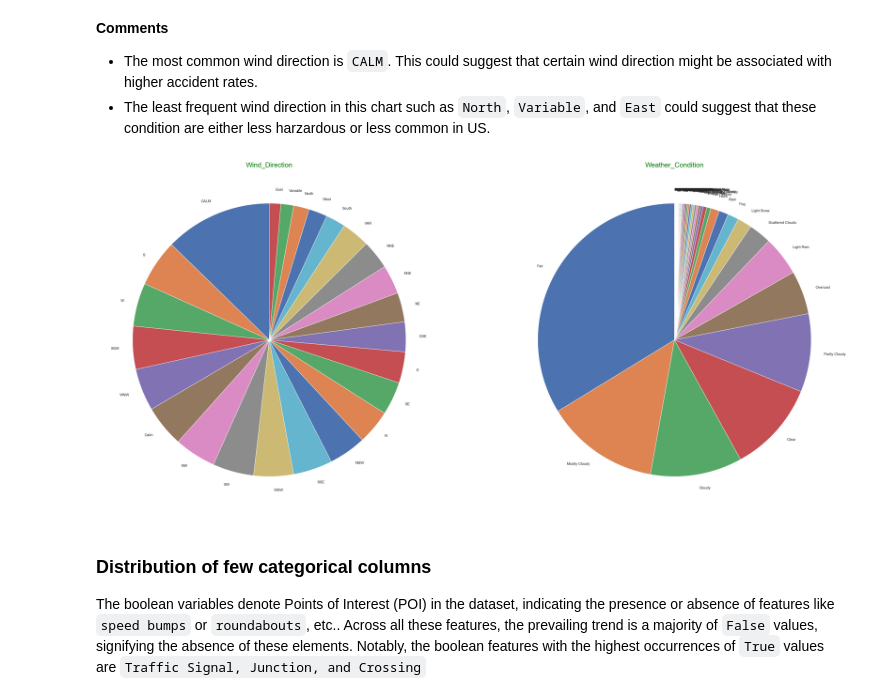
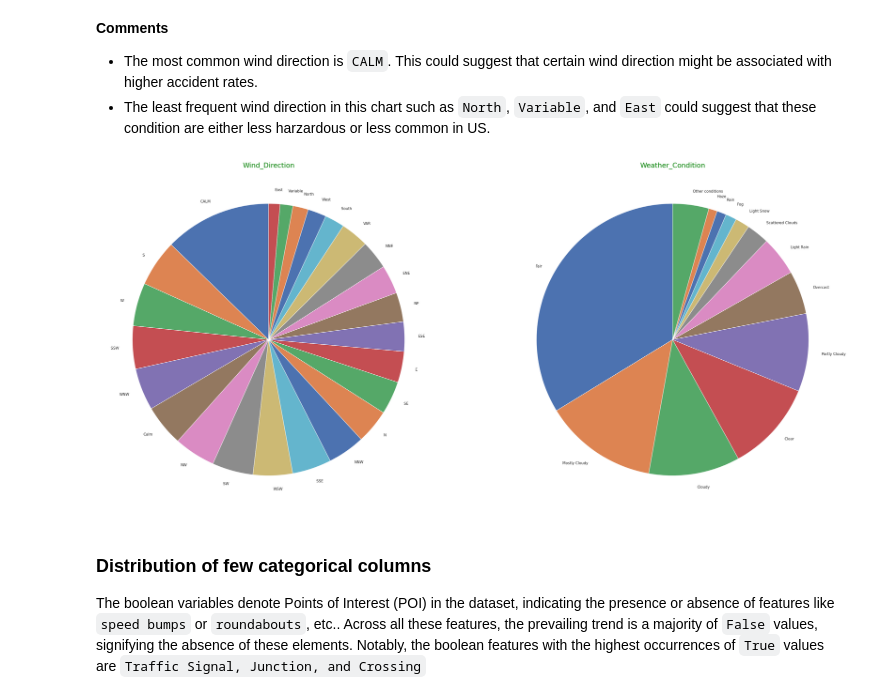
Before and after one commit to knightstark7/FinalProject-P4DS, a Jupyter notebook: USAccident.ipynb, the cells around one changed output. Saved outputs shown, nothing was run; the diff lists cells and outputs as text; code cells hidden in the pictures.

```diff
--- a/USAccident.ipynb
+++ b/USAccident.ipynb
@@ -477,20 +484,30 @@ plt.show()
 # %%
 cate_profile = categorical_profile.loc[:, ['Wind_Direction', 'Weather_Condition']]
 n = len(cate_profile.columns)
 num_cols = 2
 num_rows = (n + num_cols - 1) // num_cols # in case the num_rows is not divisible by num_cols
 fig, axes = plt.subplots(nrows=num_rows, ncols=num_cols, figsize=(35, 15), sharex=True, sharey=True)
 
 for i in range(n):
     ax = axes[i]
     distribution = cate_profile.iloc[1, i]
     dist_sorted = dict(sorted(distribution.items(), key=lambda x:x[1], reverse=True)) # sort the dict to view easier
+
+    list_cats = list(dist_sorted.keys())
+    # for Weather_Condition, we will group categorical values to 'Others' since there are too many of them
+    if cate_profile.columns[i] == 'Weather_Condition' and len(list_cats) > 12:
+        total_occurences = 0
+        for j in range(12, len(list_cats)):
+            total_occurences += dist_sorted[list_cats[j]]
+            dist_sorted.pop(list_cats[j])
+        dist_sorted['Other conditions'] = total_occurences
+
     ax.pie(x=list(dist_sorted.values()), labels=list(dist_sorted.keys()), startangle=90)
     ax.set_title(cate_profile.columns[i], color='green', size='xx-large')
 
 fig.tight_layout()
 # %% [output]
-[figure, old version]
+[figure, new version]
 # %% [markdown]
 ### Distribution of few categorical columns
 
```
Also changed, not shown: parts of 12 cells of this notebook, 7 other files.
